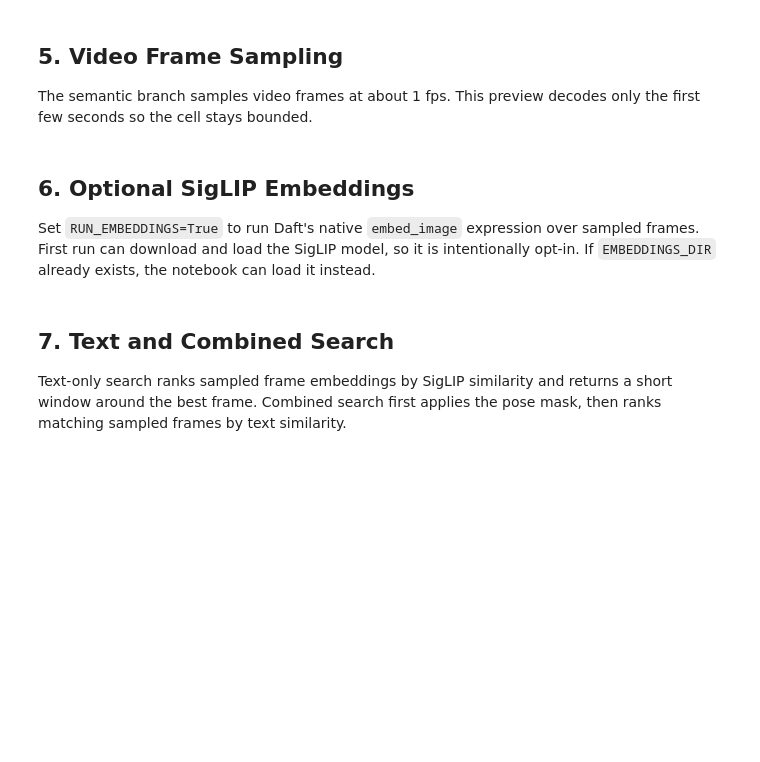
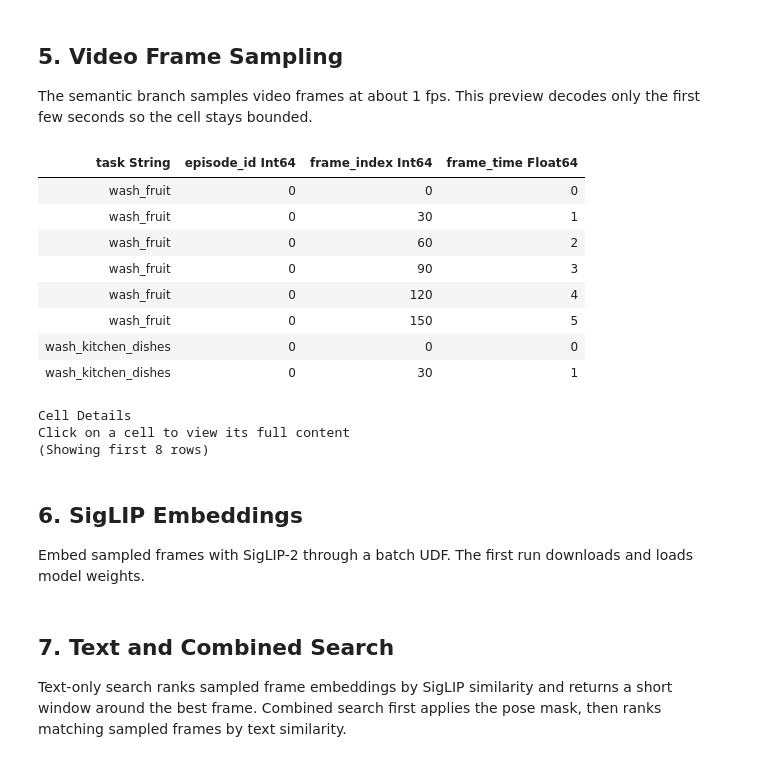
Before and after one commit to Eventual-Inc/daft-examples, a Jupyter notebook: datasets/egodex/egodex_demo.ipynb, the cells around one changed output. Cells and saved outputs as stored; diff of their text form; code cells hidden in the pictures; blank space fills up the shorter version.

```diff
--- a/datasets/egodex/egodex_demo.ipynb
+++ b/datasets/egodex/egodex_demo.ipynb
@@ -164,20 +225,30 @@ The semantic branch samples video frames at about 1 fps. This preview decodes on
 # %%
 preview_frames = pipeline.camera_frames(
     episodes,
-    end_time=FRAME_PREVIEW_SECONDS,
+    end_time=PREVIEW_SECONDS,
     sample_interval_seconds=1.0,
 )
-preview = preview_frames.select("task", "episode_id", "video_frames").to_pydict()
-[
-    {
-        "task": task,
-        "episode_id": episode_id,
-        "sampled_frames": len(video_frames),
-    }
-    for task, episode_id, video_frames in zip(preview["task"], preview["episode_id"], preview["video_frames"])
-]
+preview_frames.select("task", "episode_id", "video_frames").explode("video_frames").select(
+    "task",
+    "episode_id",
+    daft.col("video_frames")["frame_index"].alias("frame_index"),
+    daft.col("video_frames")["frame_time"].alias("frame_time"),
+).show()
+# %% [output]
+| task String | episode_id Int64 | frame_index Int64 | frame_time Float64 |
+| wash_fruit | 0 | 0 | 0 |
+| wash_fruit | 0 | 30 | 1 |
+| wash_fruit | 0 | 60 | 2 |
+| wash_fruit | 0 | 90 | 3 |
+| wash_fruit | 0 | 120 | 4 |
+| wash_fruit | 0 | 150 | 5 |
+| wash_kitchen_dishes | 0 | 0 | 0 |
+| wash_kitchen_dishes | 0 | 30 | 1 |
+Cell Details
+Click on a cell to view its full content
+(Showing first 8 rows)
 # %% [markdown]
-## 6. Optional SigLIP Embeddings
+## 6. SigLIP Embeddings
 
-Set `RUN_EMBEDDINGS=True` to run Daft's native `embed_image` expression over sampled frames. First run can download and load the SigLIP model, so it is intentionally opt-in. If `EMBEDDINGS_DIR` already exists, the notebook can load it instead.
+Embed sampled frames with SigLIP-2 through a batch UDF. The first run downloads and loads model weights.
 # %%
```
Also changed, not shown: parts of 16 cells of this notebook, 9 other files.
